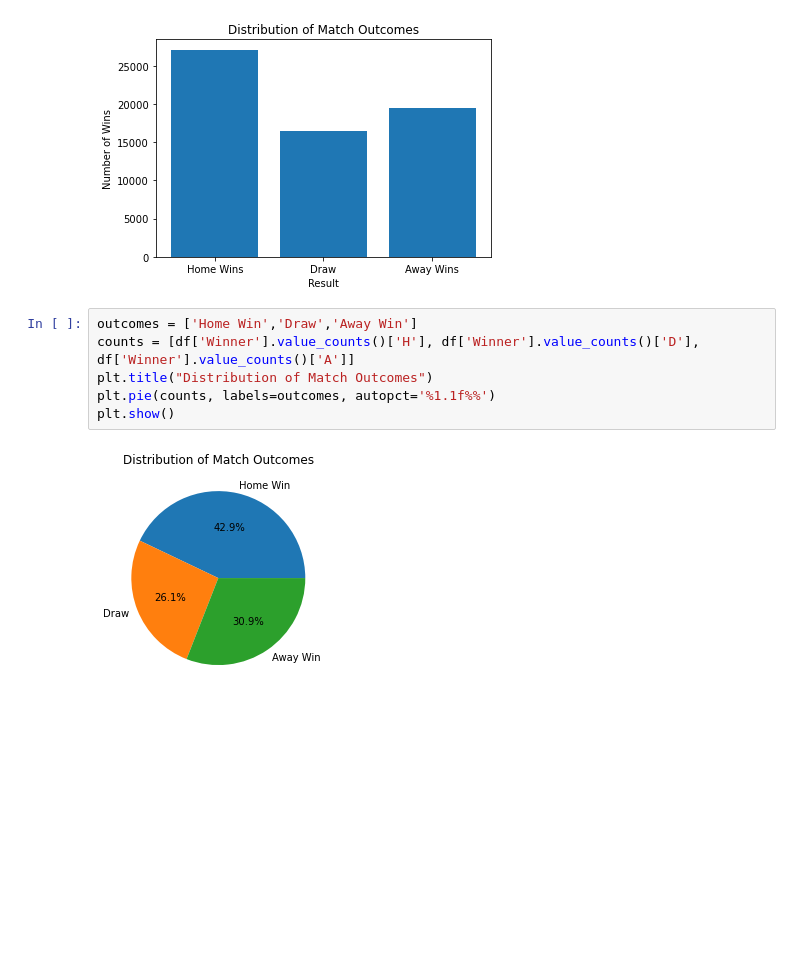
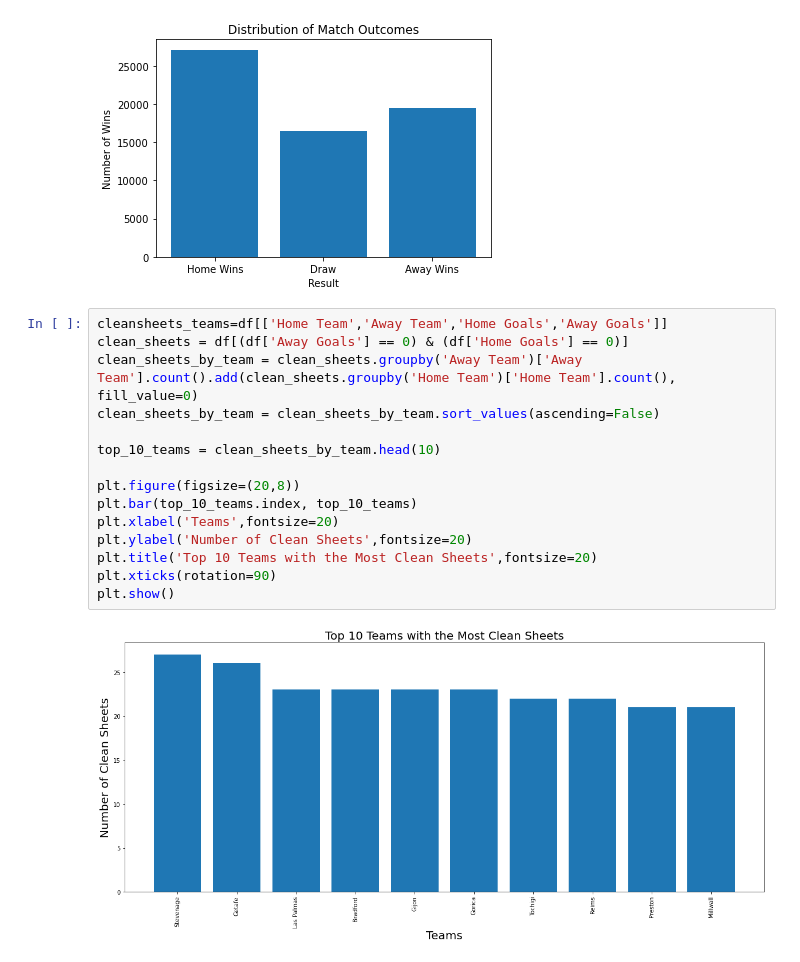
Before and after one commit to MuhammadAhmed3092/Data-Science-Projects, a Jupyter notebook: Football Leagues Analysis using EDA.ipynb, the cells around one changed output. Cells and saved outputs as stored; diff of their text form; blank space fills up the shorter version.

```diff
--- a/Football Leagues Analysis using EDA.ipynb
+++ b/Football Leagues Analysis using EDA.ipynb
@@ -232,11 +232,20 @@ plt.show()
 # %% [output]
 [figure]
 # %%
-outcomes = ['Home Win','Draw','Away Win']
-counts = [df['Winner'].value_counts()['H'], df['Winner'].value_counts()['D'], df['Winner'].value_counts()['A']]
-plt.title("Distribution of Match Outcomes")
-plt.pie(counts, labels=outcomes, autopct='%1.1f%%')
+cleansheets_teams=df[['Home Team','Away Team','Home Goals','Away Goals']]
+clean_sheets = df[(df['Away Goals'] == 0) & (df['Home Goals'] == 0)]
+clean_sheets_by_team = clean_sheets.groupby('Away Team')['Away Team'].count().add(clean_sheets.groupby('Home Team')['Home Team'].count(), fill_value=0)
+clean_sheets_by_team = clean_sheets_by_team.sort_values(ascending=False)
+
+top_10_teams = clean_sheets_by_team.head(10)
+
+plt.figure(figsize=(20,8))
+plt.bar(top_10_teams.index, top_10_teams)
+plt.xlabel('Teams',fontsize=20)
+plt.ylabel('Number of Clean Sheets',fontsize=20)
+plt.title('Top 10 Teams with the Most Clean Sheets',fontsize=20)
+plt.xticks(rotation=90)
 plt.show()
 # %% [output]
-[figure, old version]
+[figure, new version]
 # %%
```
Also changed, not shown: parts of 5 cells of this notebook.
